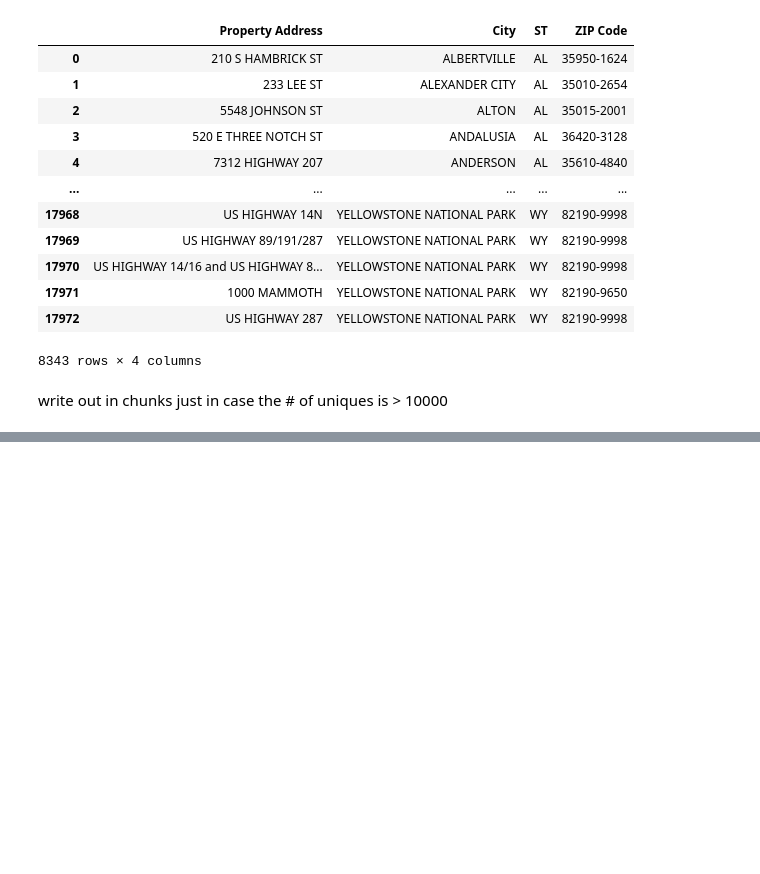
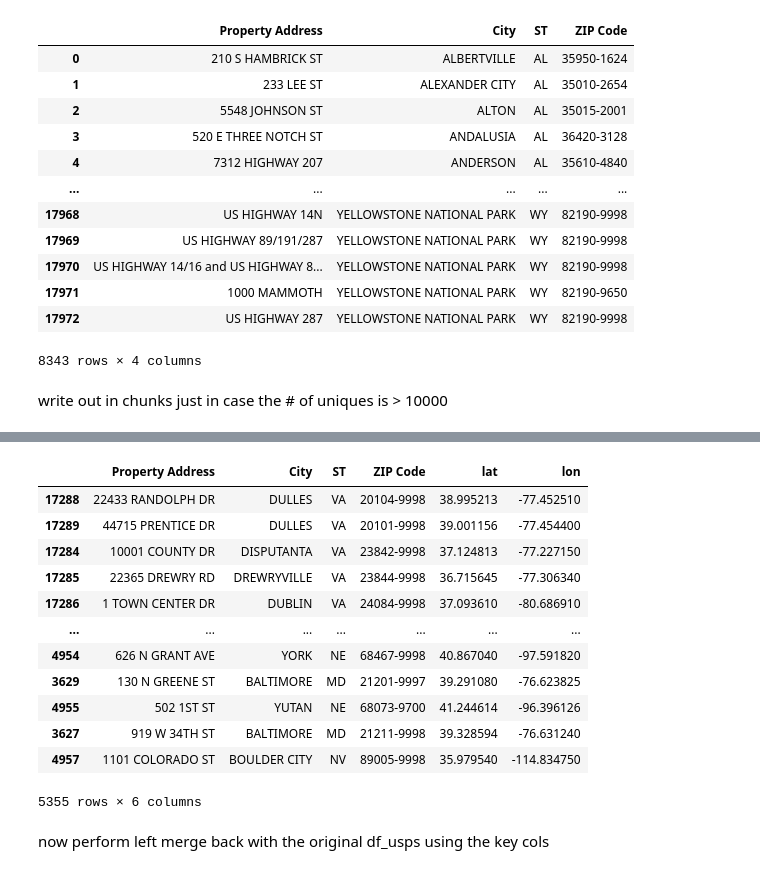
Before and after one commit to gpschnaars/dean_post, a Jupyter notebook: testing.ipynb, the cells around one changed output, grey strips where cells are left out. Saved outputs shown, nothing was run; the diff lists cells and outputs as text; code cells hidden in the pictures; blank space fills up the shorter version.

```diff
--- a/testing.ipynb
+++ b/testing.ipynb
@@ -169,0 +167,16 @@ df_geocoderesult[df_geocoderesult.coords.isna()]
+# %%
+geocode_lookup = df_geocoderesult[~df_geocoderesult.coords.isna()][['input', 'coords']]
+# %%
+def fix_coords(coord):
+    # rearrage coords
+    lon, lat = coord.split(',')
+    return float(lat), float(lon)
+
+def split_input(s):
+    street, city, state, zip9 = [item.strip() for item in s.split(',')]
+    return street, city, state, zip9
+# %%
+split_input = geocode_lookup.input.apply(split_input).apply(pd.Series)
+split_input.columns =  key_cols
+split_coords = geocode_lookup.coords.apply(fix_coords).apply(pd.Series)
+split_coords.columns = ['lat', 'lon']
@@ -169,0 +199,20 @@ df_geocoderesult[df_geocoderesult.coords.isna()]
+# %%
+geocode_result = split_input.join(split_coords)
+# %%
+geocode_result
+# %% [output]
+|  | Property Address | City | ST | ZIP Code | lat | lon |
+| 17288 | 22433 RANDOLPH DR | DULLES | VA | 20104-9998 | 38.995213 | -77.452510 |
+| 17289 | 44715 PRENTICE DR | DULLES | VA | 20101-9998 | 39.001156 | -77.454400 |
+| 17284 | 10001 COUNTY DR | DISPUTANTA | VA | 23842-9998 | 37.124813 | -77.227150 |
+| 17285 | 22365 DREWRY RD | DREWRYVILLE | VA | 23844-9998 | 36.715645 | -77.306340 |
+| 17286 | 1 TOWN CENTER DR | DUBLIN | VA | 24084-9998 | 37.093610 | -80.686910 |
+| ... | ... | ... | ... | ... | ... | ... |
+| 4954 | 626 N GRANT AVE | YORK | NE | 68467-9998 | 40.867040 | -97.591820 |
+| 3629 | 130 N GREENE ST | BALTIMORE | MD | 21201-9997 | 39.291080 | -76.623825 |
+| 4955 | 502 1ST ST | YUTAN | NE | 68073-9700 | 41.244614 | -96.396126 |
+| 3627 | 919 W 34TH ST | BALTIMORE | MD | 21211-9998 | 39.328594 | -76.631240 |
+| 4957 | 1101 COLORADO ST | BOULDER CITY | NV | 89005-9998 | 35.979540 | -114.834750 |
+5355 rows × 6 columns
+# %% [markdown]
+now perform left merge back with the original df_usps using the key cols
```
Also changed, not shown: parts of 16 cells of this notebook, 1 other file.
